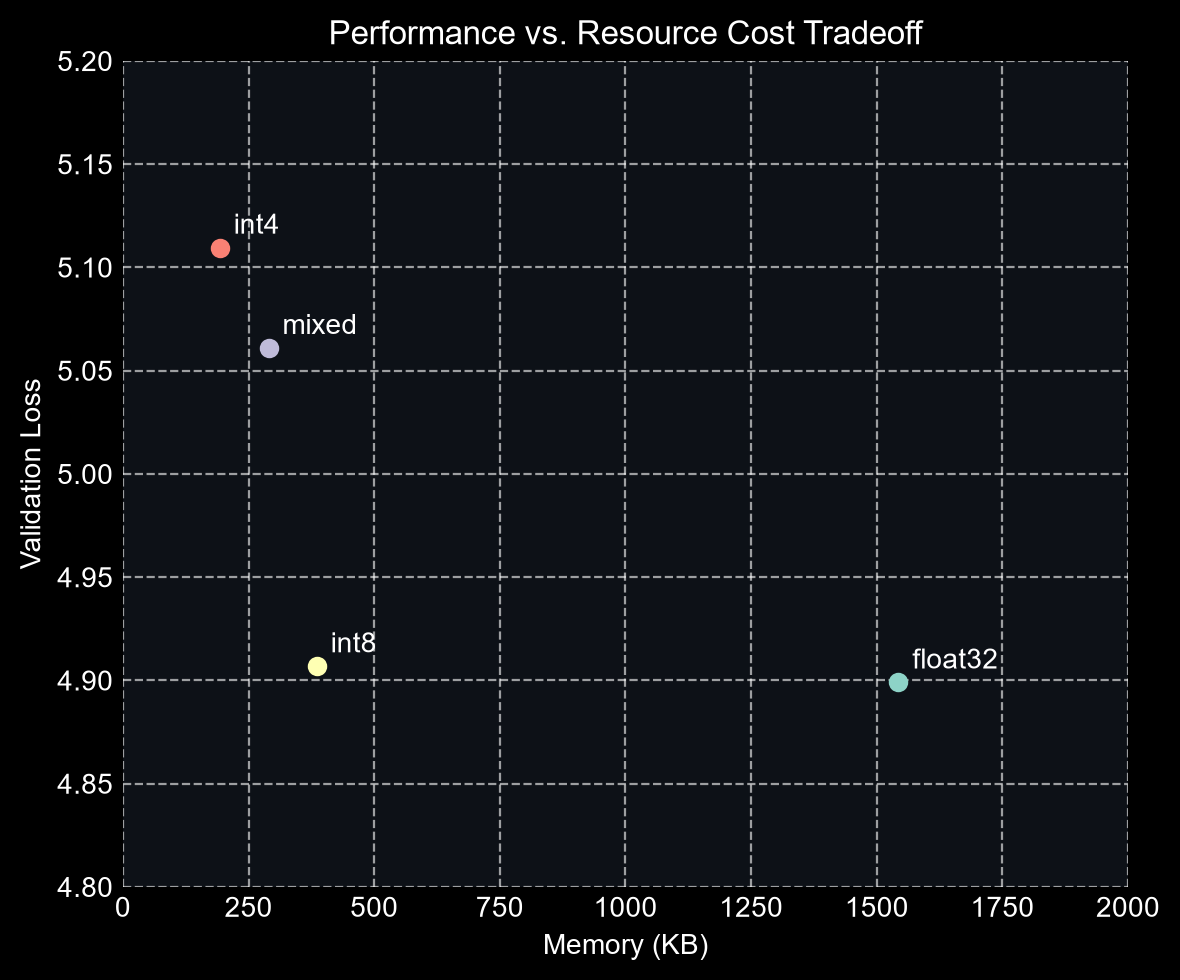
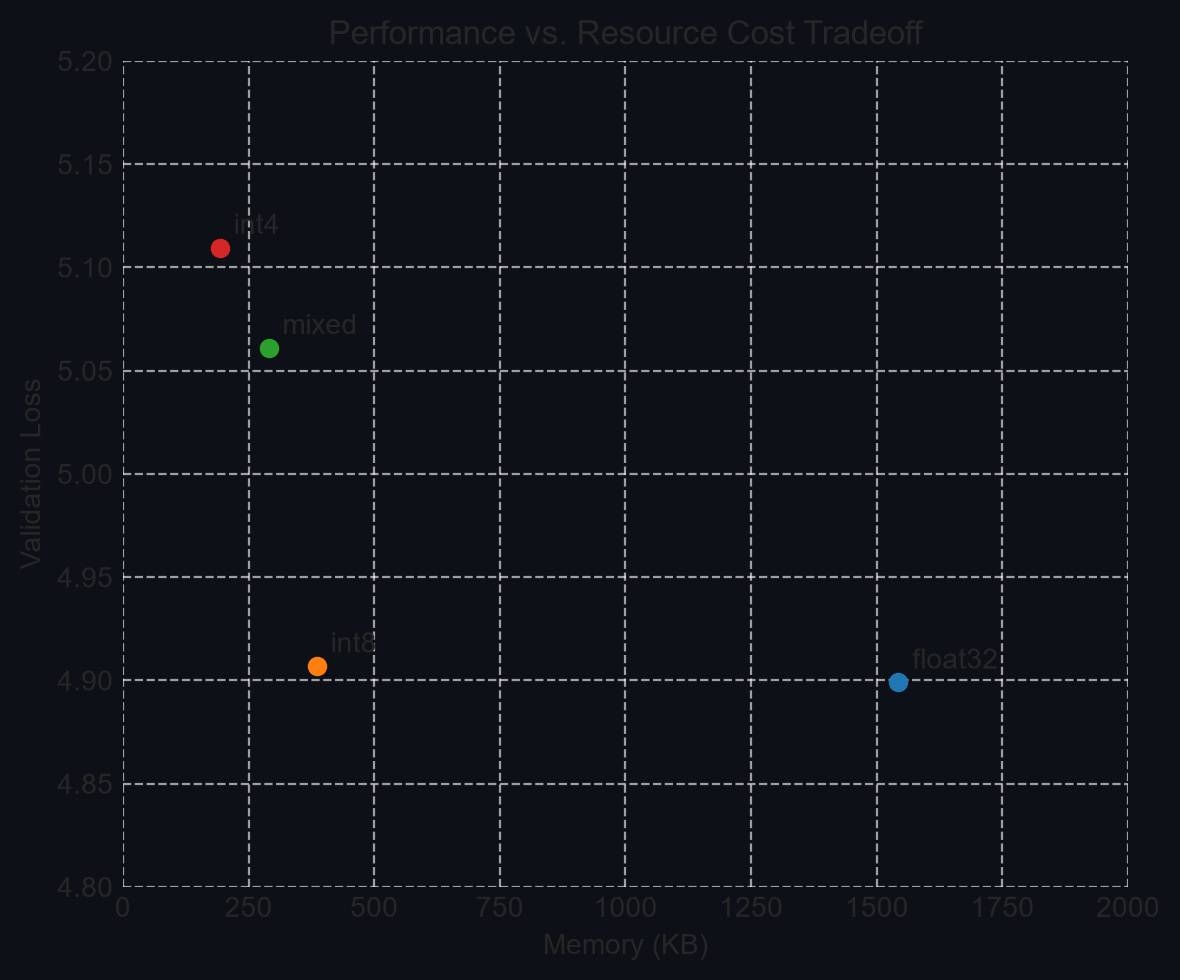
Unified diff of the notebook cell whose output changed from the first chart to the second:
--- before
+++ after
@@ -1,5 +1,5 @@
 # dark plot
-plt.style.use('dark_background')
-plt.figure(figsize=(6,5), dpi=200)
+# plt.style.use('dark_background')
+plt.figure(figsize=(6,5), dpi=200, facecolor="#0d1117")
 
 ax = plt.gca()
@@ -19,5 +19,5 @@
 plt.ylim([4.8, 5.2])
 plt.tight_layout()
-plt.style.use('seaborn-v0_8-dark')
+# plt.style.use('seaborn-v0_8-dark')
 plt.savefig('quantization_dark.png', dpi=300, bbox_inches='tight')
 plt.show()

Commit: fixed quantization bug